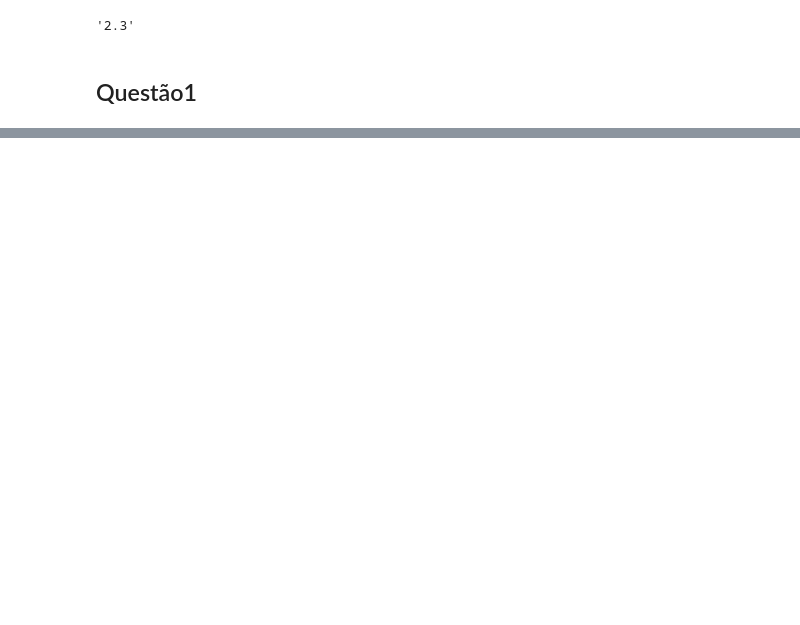
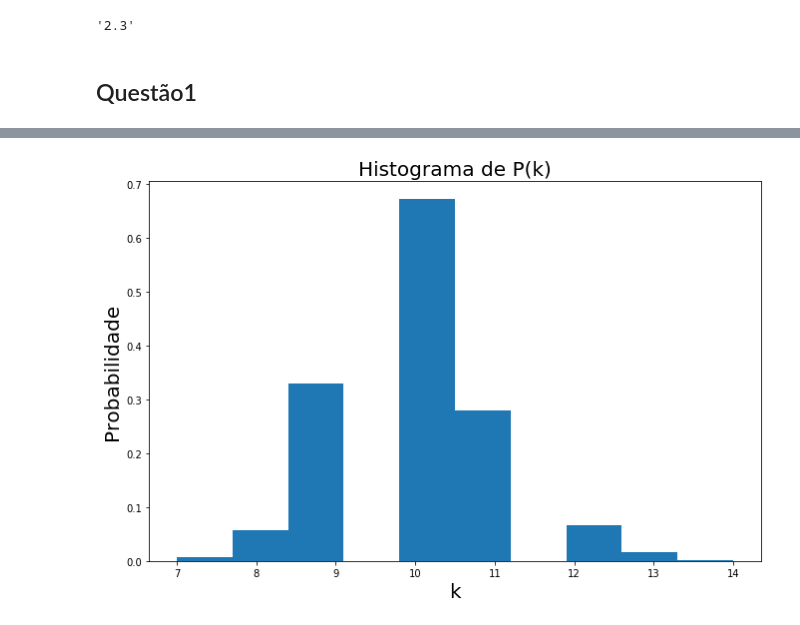
Before and after one commit to illiamw/Redes-Complexas, a Jupyter notebook: Projeto3/Projeto3.ipynb, the cells around one changed output, grey strips where cells are left out. Cells and saved outputs as stored; diff of their text form; code cells hidden in the pictures; blank space fills up the shorter version.

```diff
--- a/Projeto3/Projeto3.ipynb
+++ b/Projeto3/Projeto3.ipynb
@@ -281,0 +301,5 @@ RA_medidas.append(RA_degree_pearson_correlation_coefficient)
+# %%
+RW_k,RW_pk,RW_grau = degree_distribution(RW[0])
+plog_histograma(RW_grau)
+# %% [output]
+[figure, added]
```
Also changed, not shown: parts of 18 cells of this notebook.
